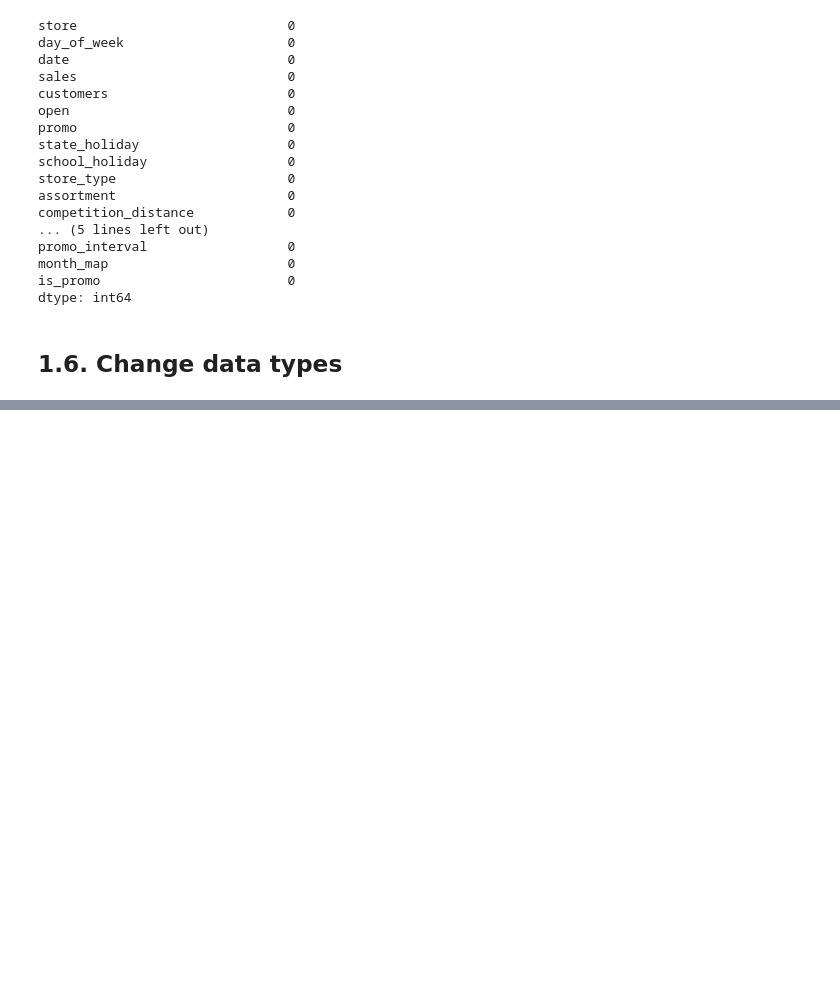
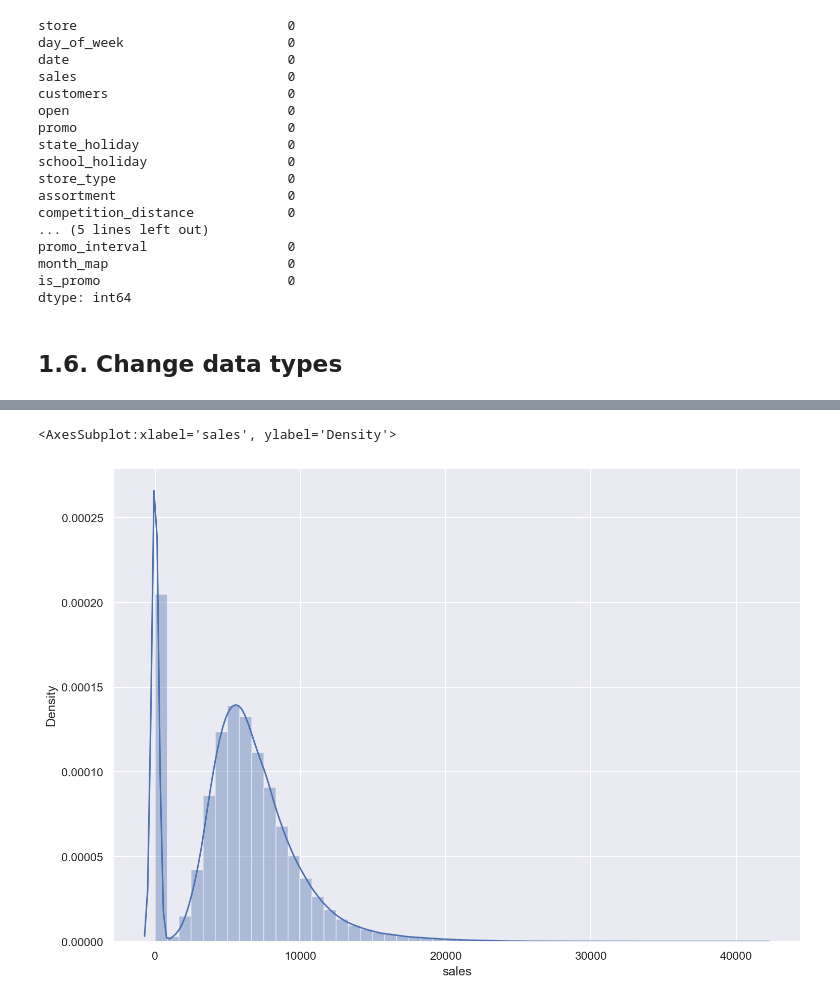
Before and after one commit to edneide/ds_em_producao, a Jupyter notebook: modulo02_01_store_sales_prediction.ipynb, the cells around one changed output, grey strips where cells are left out. Cells and saved outputs as stored; diff of their text form; code cells hidden in the pictures; blank space fills up the shorter version.

```diff
--- a/modulo02_01_store_sales_prediction.ipynb
+++ b/modulo02_01_store_sales_prediction.ipynb
@@ -7,3 +3,14 @@ import math
+# %%
+import pandas as pd
+import numpy as np
+import inflection
+import math
+import seaborn as sns
+sns.set(rc={'figure.figsize':(11.7,8.27)})
+
+
+import matplotlib.pylab as plt
+plt.rcParams['figure.dpi'] = 150
 # %% [markdown]
 ## 0.1. Helper Functions
 # %% [markdown]
@@ -235,0 +223,5 @@ dtype: object
+# %%
+df1['competition_open_since_month'] = df1['competition_open_since_month'].astype(int)
+df1['competition_open_since_year'] = df1['competition_open_since_year'].astype(int)
+df1['promo2_since_week'] = df1['promo2_since_week'].astype(int)
+df1['promo2_since_year'] = df1['promo2_since_year'].astype(int)
@@ -235,0 +268,5 @@ dtype: object
+# %%
+sns.distplot(df1['sales'])
+# %% [output]
+<AxesSubplot:xlabel='sales', ylabel='Density'>
+[figure, added]
```
Also changed, not shown: parts of 14 cells of this notebook, 2 other files.
